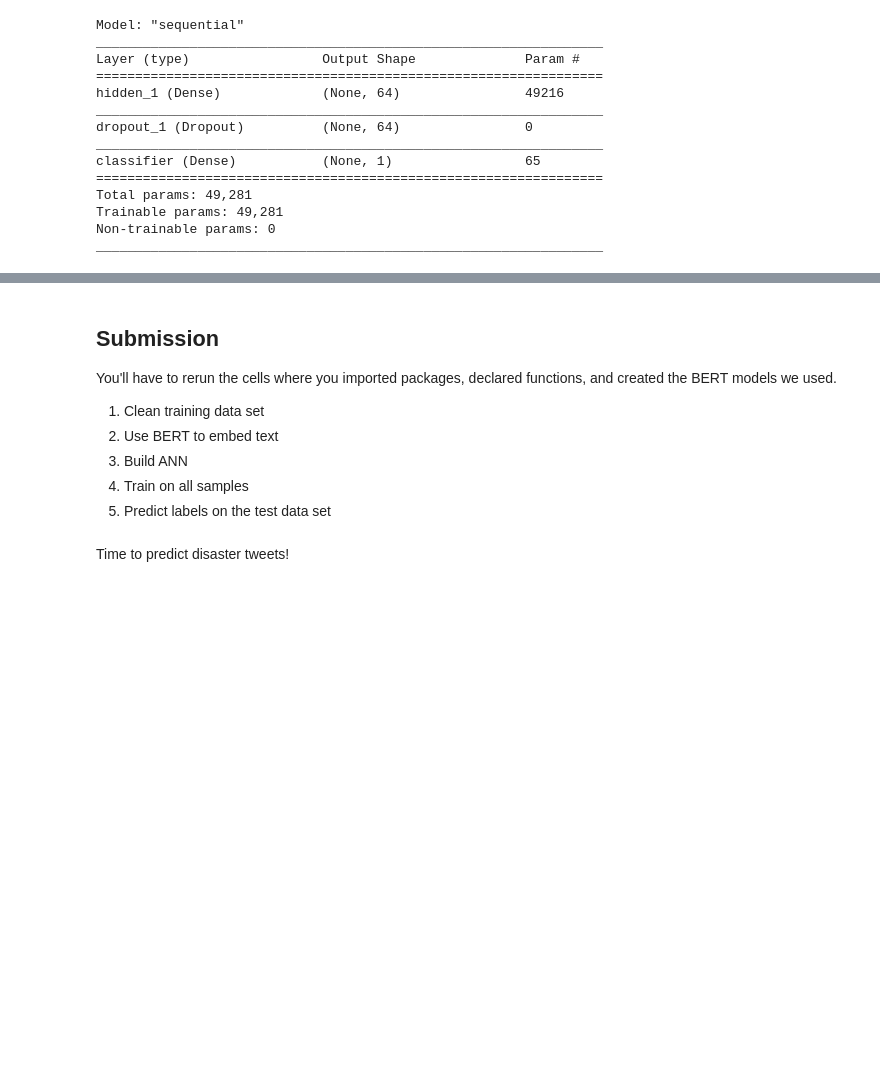
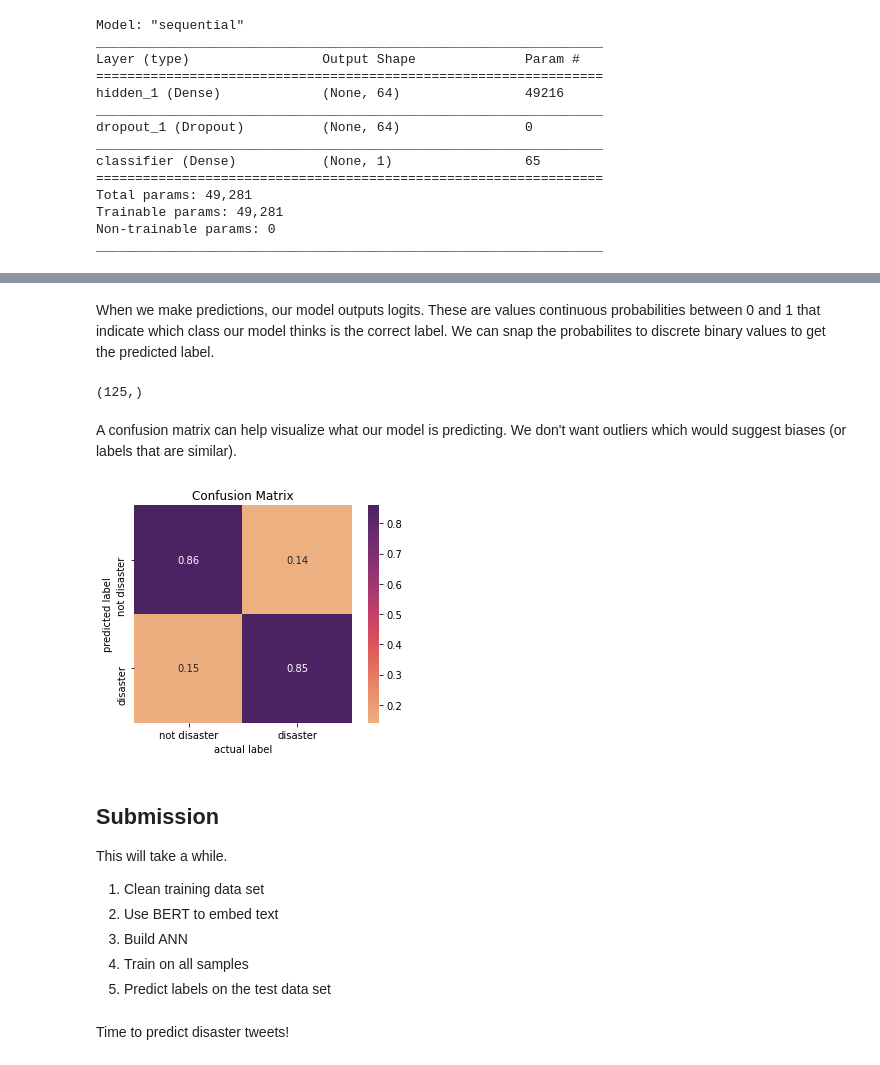
Before and after one commit to SCE-Development/Courses, a Jupyter notebook: NLP/nlp_solution.ipynb, the cells around one changed output, grey strips where cells are left out. Drawn from its saved outputs; the diff is of its cells as text; code cells hidden in the pictures; blank space fills up the shorter version.

Commit message:
Added Confusion Matrix

```diff
--- a/NLP/nlp_solution.ipynb
+++ b/NLP/nlp_solution.ipynb
@@ -409,0 +416,2 @@ ann_model.evaluate(X_val, y_val)
+# %% [markdown]
+When we make predictions, our model outputs logits. These are values continuous probabilities between 0 and 1 that indicate which class our model thinks is the correct label. We can snap the probabilites to discrete binary values to get the predicted label.
@@ -410,7 +433,53 @@ ann_model.evaluate(X_val, y_val)
+# %%
+def make_predictions(model, X):
+    '''Makes predictions on a dataset using a model.
+
+    Arguments:
+        model (tf.keras.Model): The model to use.
+        X (np.ndarray): A 2D array of samples: (sample, 768)
+
+    Returns:
+        np.ndarray: A 1D array of predictions: (prediction,)
+    '''
+
+    logits = model.predict(X)
+    pred = np.apply_along_axis(logits2labels, 1, logits)
+
+    return pred
+# %%
+y_pred = make_predictions(ann_model, X_val)
+y_pred.shape
+# %% [output]
+(125,)
+# %% [markdown]
+A confusion matrix can help visualize what our model is predicting. We don't want outliers which would suggest biases (or labels that are similar).
+# %%
+confusion_mat = np.zeros((2, 2))
+
+for pred, act in zip(y_pred, y_val):
+    confusion_mat[pred][act] += 1
+
+confusion_mat = normalize(confusion_mat, axis=1, norm='l1')
+
+sns.heatmap(
+    confusion_mat,
+    cmap='flare',
+    square=True,
+    annot=True,
+    xticklabels=['not disaster','disaster'],
+    yticklabels=['not disaster','disaster']
+)
+plt.title('Confusion Matrix')
+plt.xlabel('actual label')
+plt.ylabel('predicted label')
+
+plt.show()
+# %% [output]
+[figure, added]
 # %% [markdown]
 ## Submission
 
-You'll have to rerun the cells where you imported packages, declared functions, and created the BERT models we used.
+This will take a while.
 
 1. Clean training data set
 2. Use BERT to embed text
```
Also changed, not shown: parts of 21 cells of this notebook, 1 other file.
